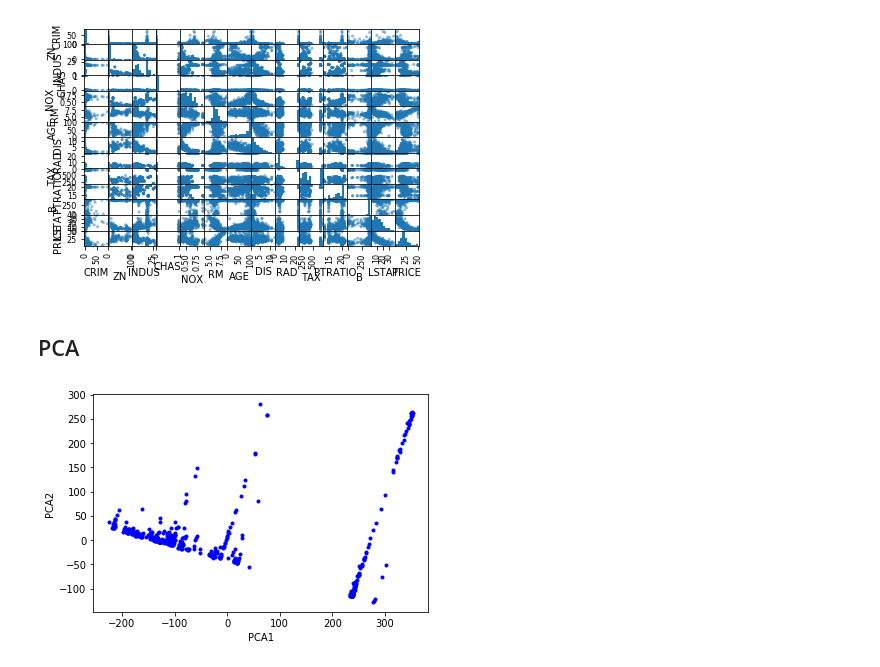
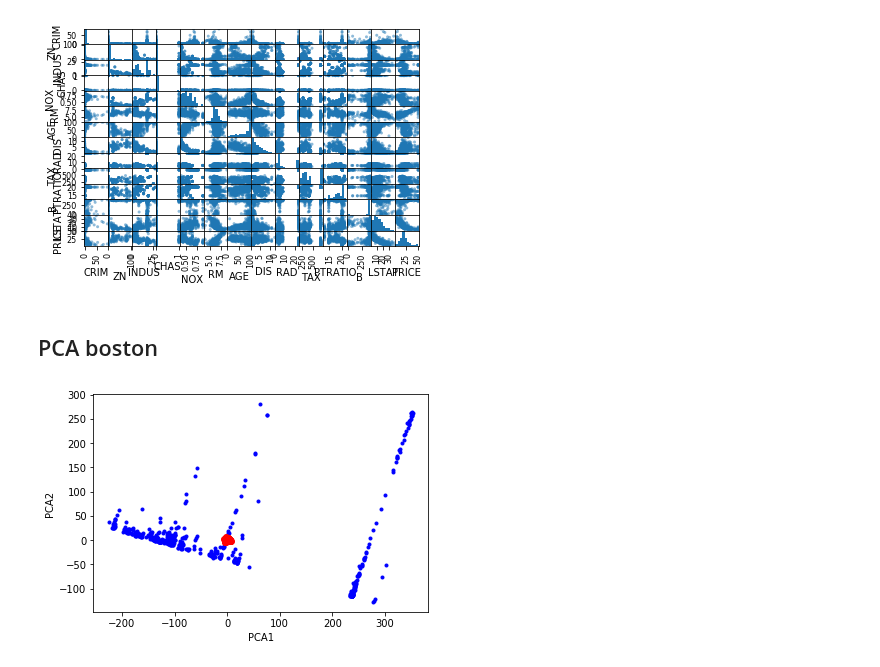
Before and after one commit to furukawa-laboratory/workout_report_2019, a Jupyter notebook: trainee/yamauchi/Introduction_of_Preprocessing_02.ipynb, the cells around one changed output. Saved outputs shown, nothing was run; the diff lists cells and outputs as text; code cells hidden in the pictures.

```diff
--- a/trainee/yamauchi/Introduction_of_Preprocessing_02.ipynb
+++ b/trainee/yamauchi/Introduction_of_Preprocessing_02.ipynb
@@ -345,16 +345,27 @@ array([[<matplotlib.axes._subplots.AxesSubplot object at 0x...>,
       dtype=object)
 [figure]
 # %% [markdown]
-## PCA
+## PCA boston
 # %%
 from sklearn.decomposition import PCA
+from sklearn.preprocessing import StandardScaler
 
 boston_X = boston_df.values
+X = boston_X[:,:]
+
 pca = PCA(n_components=2)
-boston_pca = pca.fit_transform(boston_X)
+boston_pca = pca.fit_transform(X)
 plt.scatter(*boston_pca.T, marker=".", color='blue')
+
+
+#標準化したデータもPCAにかけて一緒に表示する
+scaler = StandardScaler().fit(X)
+standard = scaler.transform(X)
+standard_pca = pca.fit_transform(standard)
+plt.scatter(*standard_pca.T,color='red')
+
 plt.xlabel("PCA1")
 plt.ylabel("PCA2")
 plt.show()
 # %% [output]
-[figure, old version]
+[figure, new version]
```
Also changed, not shown: parts of 2 cells of this notebook.
